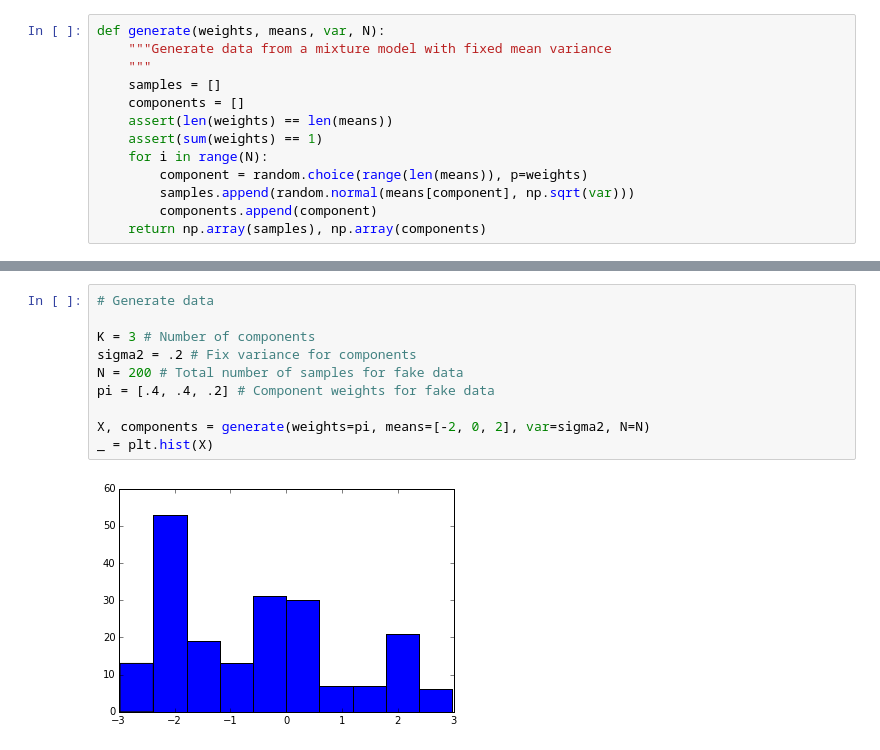
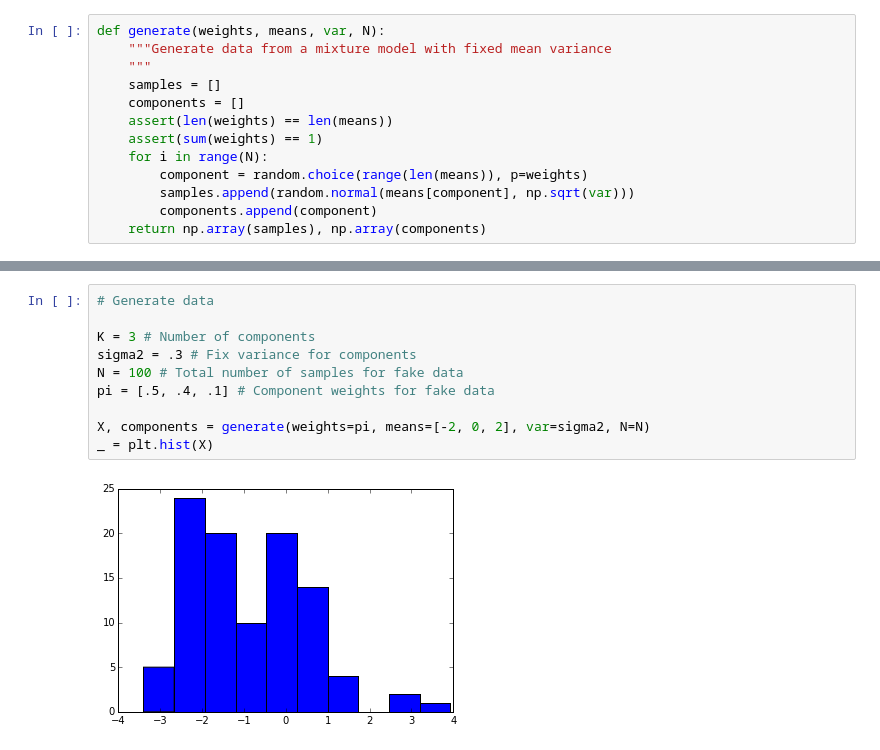
Before and after one commit to tdhopper/mcmc, a Jupyter notebook: Collapsed Gibbs Sampler for Finite Mixture Model.ipynb, the cells around one changed output, grey strips where cells are left out. Drawn from its saved outputs; the diff is of its cells as text.

```diff
--- a/Collapsed Gibbs Sampler for Finite Mixture Model.ipynb
+++ b/Collapsed Gibbs Sampler for Finite Mixture Model.ipynb
@@ -107,14 +123,14 @@ def cluster_assign_score(current_cluster_size, num_clusters, alpha):
 # %%
 # Generate data
 
 K = 3 # Number of components
-sigma2 = .2 # Fix variance for components
-N = 200 # Total number of samples for fake data
-pi = [.4, .4, .2] # Component weights for fake data
+sigma2 = .3 # Fix variance for components
+N = 100 # Total number of samples for fake data
+pi = [.5, .4, .1] # Component weights for fake data
 
 X, components = generate(weights=pi, means=[-2, 0, 2], var=sigma2, N=N)
 _ = plt.hist(X)
 # %% [output]
-[figure, old version]
+[figure, new version]
 # %%
 K = 3
```
Also changed, not shown: parts of 7 cells of this notebook.
